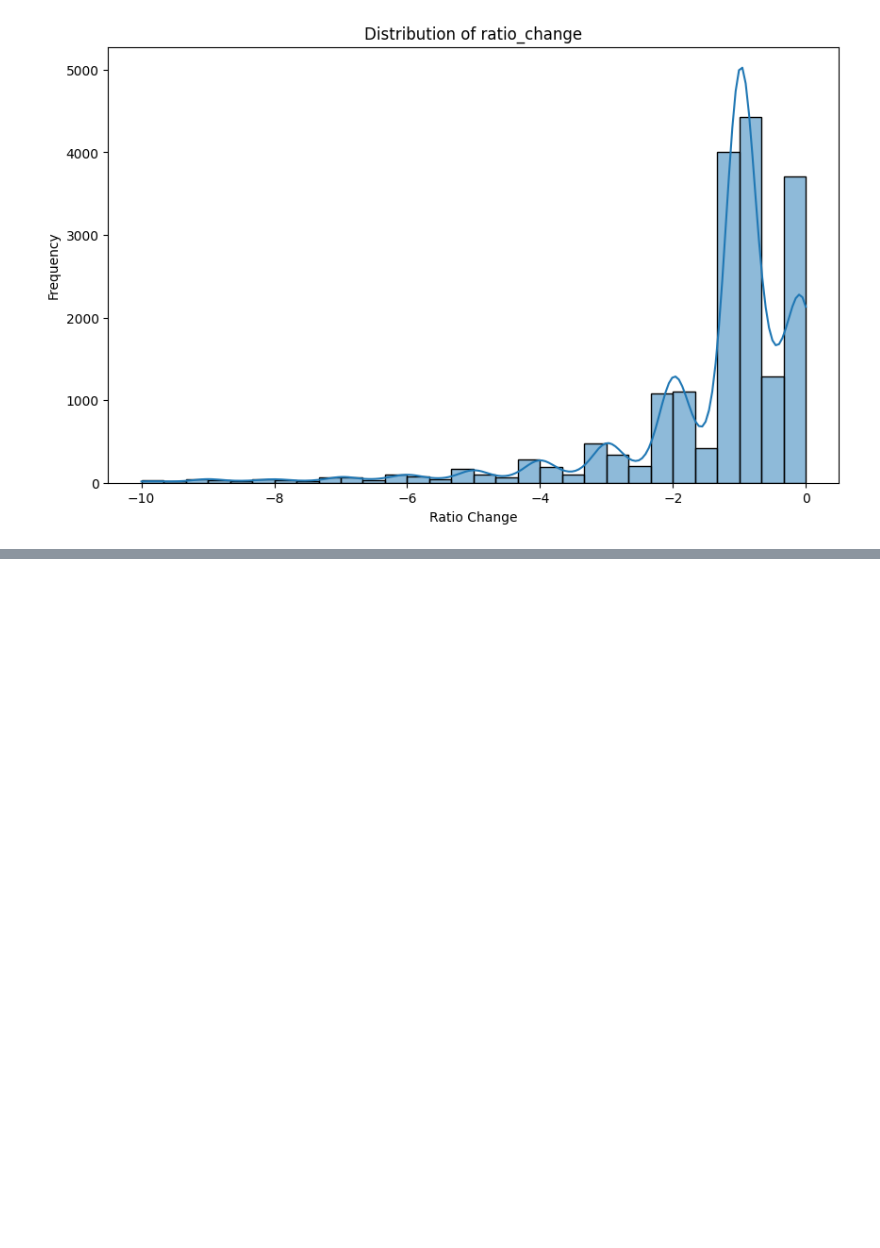
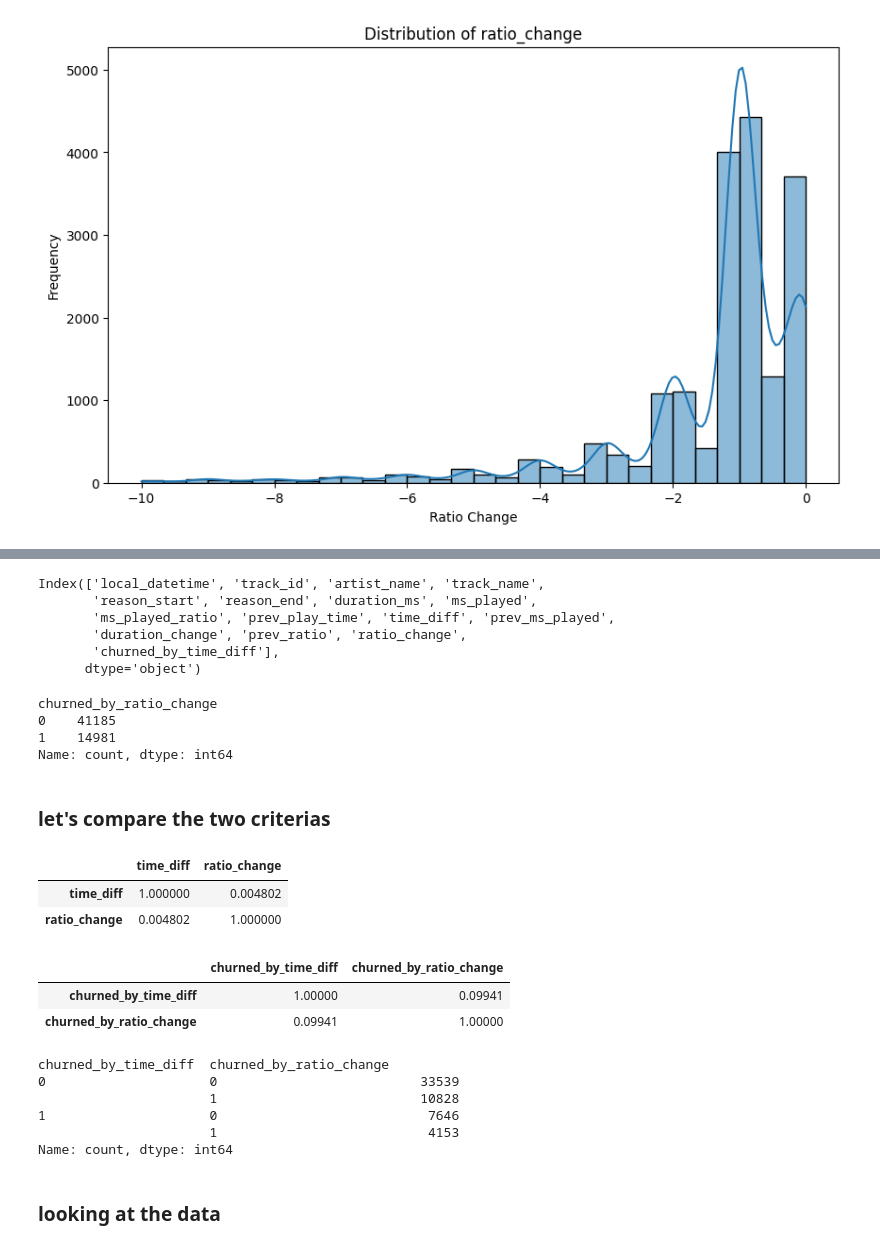
Before and after one commit to nazhifkojaz/Spotify-Analysis-Data-Collection-, a Jupyter notebook: churn_analysis.ipynb, the cells around one changed output, grey strips where cells are left out. Cells and saved outputs as stored; diff of their text form; code cells hidden in the pictures; blank space fills up the shorter version.

```diff
--- a/churn_analysis.ipynb
+++ b/churn_analysis.ipynb
@@ -162,0 +229,9 @@ plt.show()
+# %%
+agg_stream_interactions.columns
+# %% [output]
+Index(['local_datetime', 'track_id', 'artist_name', 'track_name',
+       'reason_start', 'reason_end', 'duration_ms', 'ms_played',
+       'ms_played_ratio', 'prev_play_time', 'time_diff', 'prev_ms_played',
+       'duration_change', 'prev_ratio', 'ratio_change',
+       'churned_by_time_diff'],
+      dtype='object')
@@ -162,0 +253,30 @@ plt.show()
+# %%
+agg_stream_interactions['churned_by_ratio_change'].value_counts()
+# %% [output]
+churned_by_ratio_change
+0    41185
+1    14981
+Name: count, dtype: int64
+# %% [markdown]
+### let's compare the two criterias
+# %%
+display(agg_stream_interactions[['time_diff', 'ratio_change']].corr(method='pearson'))
+display(agg_stream_interactions[['churned_by_time_diff', 'churned_by_ratio_change']].corr(method='pearson'))
+# %% [output]
+|  | time_diff | ratio_change |
+| time_diff | 1.000000 | 0.004802 |
+| ratio_change | 0.004802 | 1.000000 |
+|  | churned_by_time_diff | churned_by_ratio_change |
+| churned_by_time_diff | 1.00000 | 0.09941 |
+| churned_by_ratio_change | 0.09941 | 1.00000 |
+# %%
+agg_stream_interactions[['churned_by_time_diff', 'churned_by_ratio_change']].value_counts()
+# %% [output]
+churned_by_time_diff  churned_by_ratio_change
+0                     0                          33539
+                      1                          10828
+1                     0                           7646
+                      1                           4153
+Name: count, dtype: int64
+# %% [markdown]
+### looking at the data
```
Also changed, not shown: parts of 31 cells of this notebook, 2 other files.
